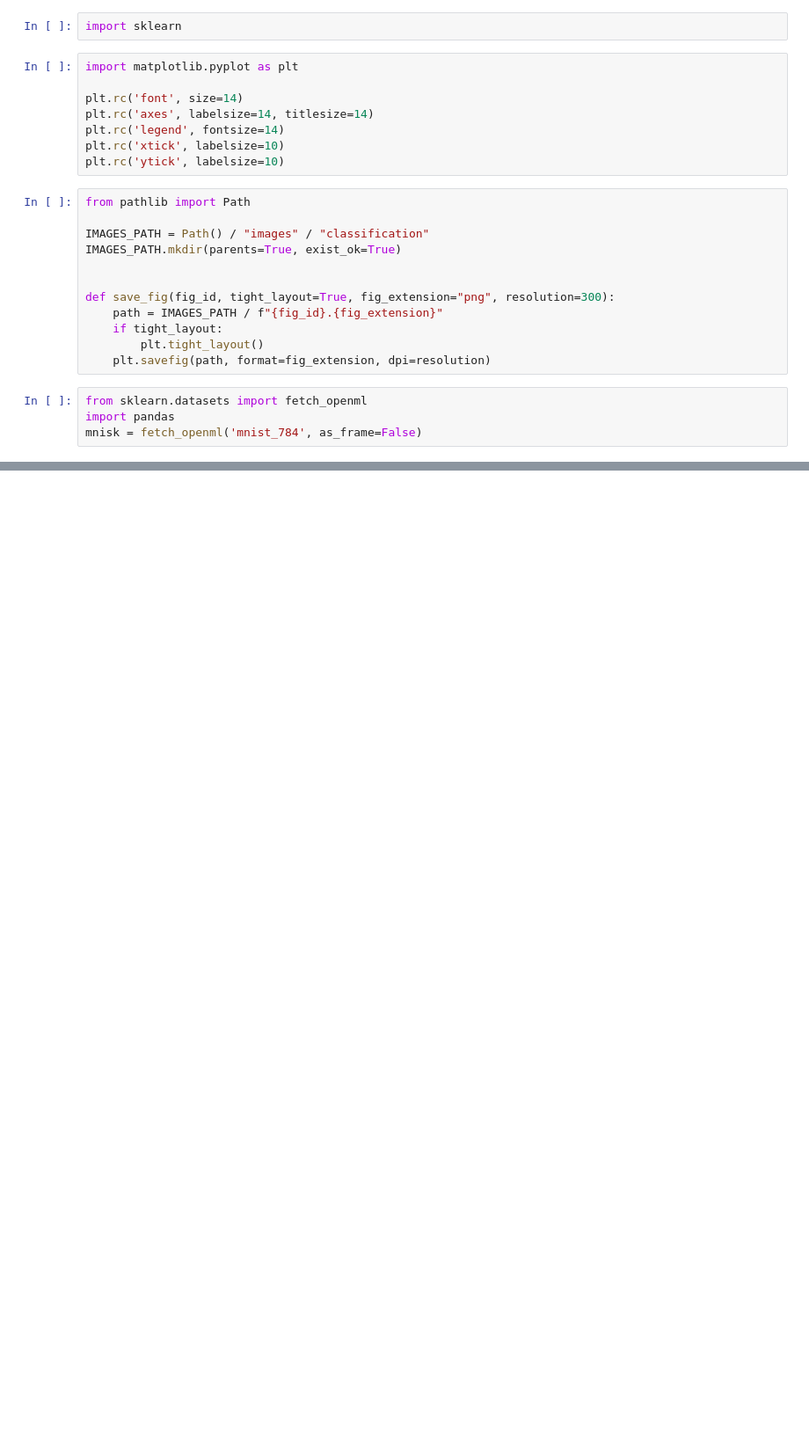
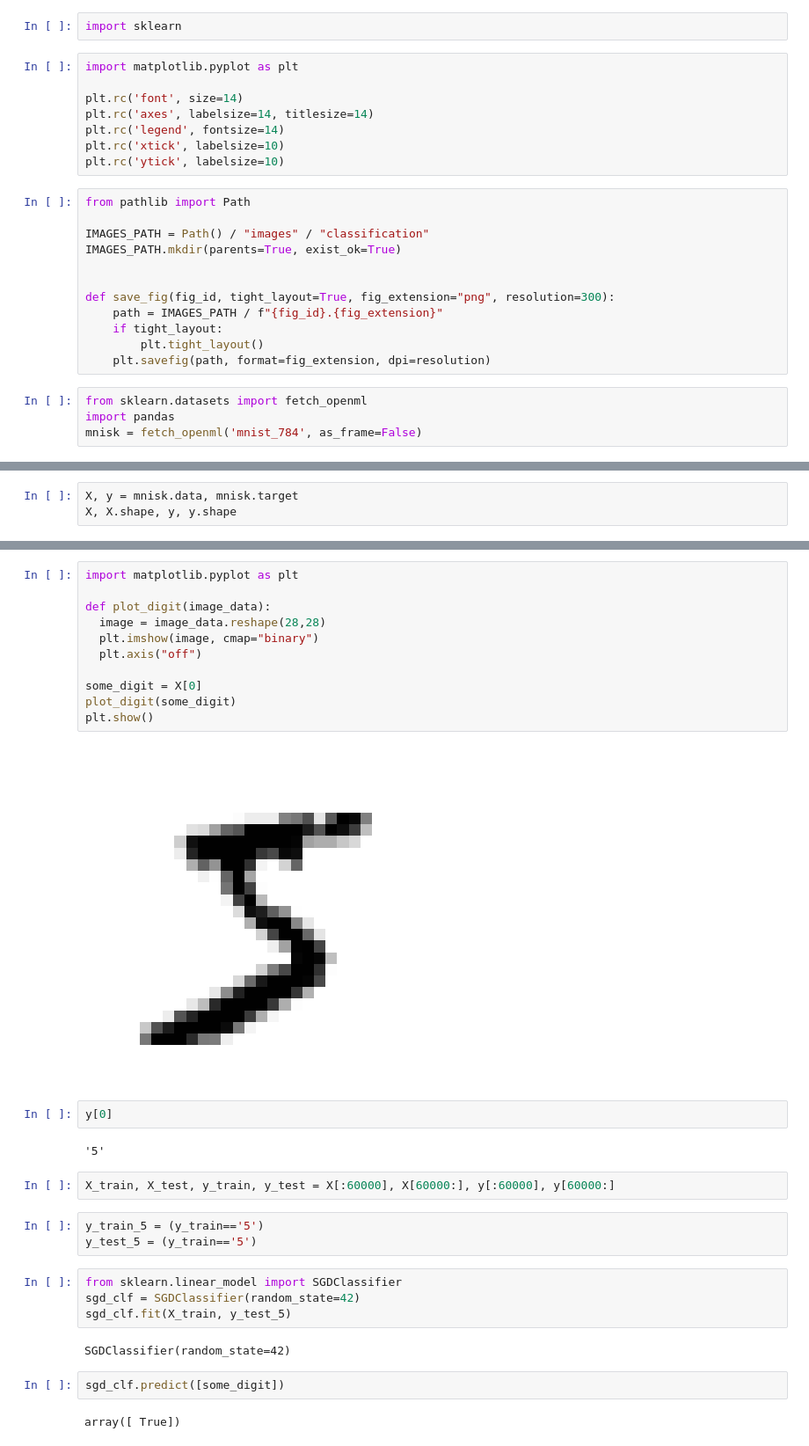
Before and after one commit to kwerulik/learning-ml-hands-on, a Jupyter notebook: Chapter_3/MINIST.ipynb, the cells around one changed output, grey strips where cells are left out. Shown: that part at 88% size. Cells and saved outputs as stored; diff of their text form; blank space fills up the shorter version.

```diff
--- a/Chapter_3/MINIST.ipynb
+++ b/Chapter_3/MINIST.ipynb
@@ -42,0 +27,3 @@ Downloaded from openml.org.
+# %%
+X, y = mnisk.data, mnisk.target
+X, X.shape, y, y.shape
@@ -42,0 +41,32 @@ Downloaded from openml.org.
+# %%
+import matplotlib.pyplot as plt
+
+def plot_digit(image_data):
+  image = image_data.reshape(28,28)
+  plt.imshow(image, cmap="binary")
+  plt.axis("off")
+
+some_digit = X[0]
+plot_digit(some_digit)
+plt.show()
+# %% [output]
+[figure, added]
+# %%
+y[0]
+# %% [output]
+'5'
+# %%
+X_train, X_test, y_train, y_test = X[:60000], X[60000:], y[:60000], y[60000:]
+# %%
+y_train_5 = (y_train=='5')
+y_test_5 = (y_train=='5')
+# %%
+from sklearn.linear_model import SGDClassifier
+sgd_clf = SGDClassifier(random_state=42)
+sgd_clf.fit(X_train, y_test_5)
+# %% [output]
+SGDClassifier(random_state=42)
+# %%
+sgd_clf.predict([some_digit])
+# %% [output]
+array([ True])
```
Also changed, not shown: parts of 6 cells of this notebook.
